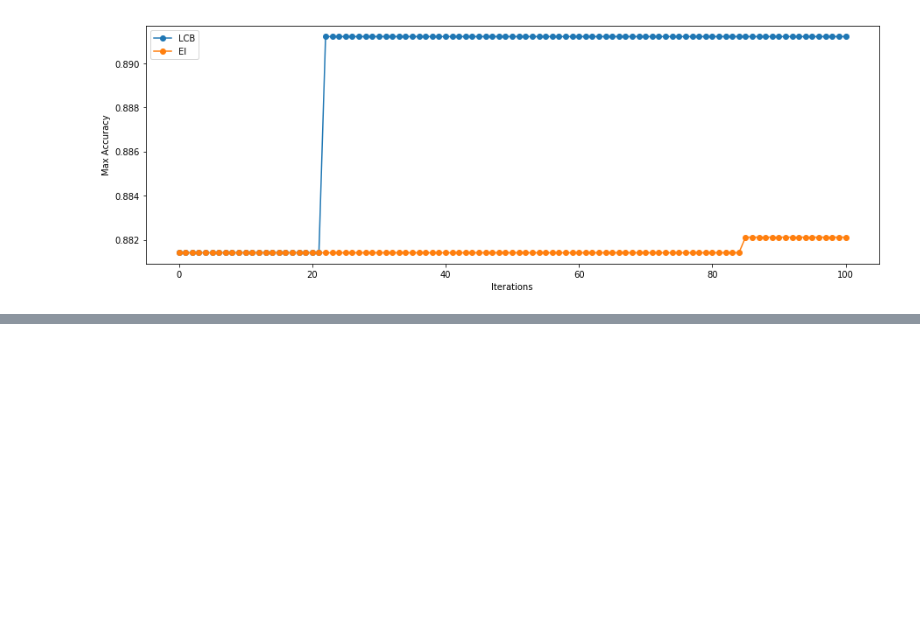
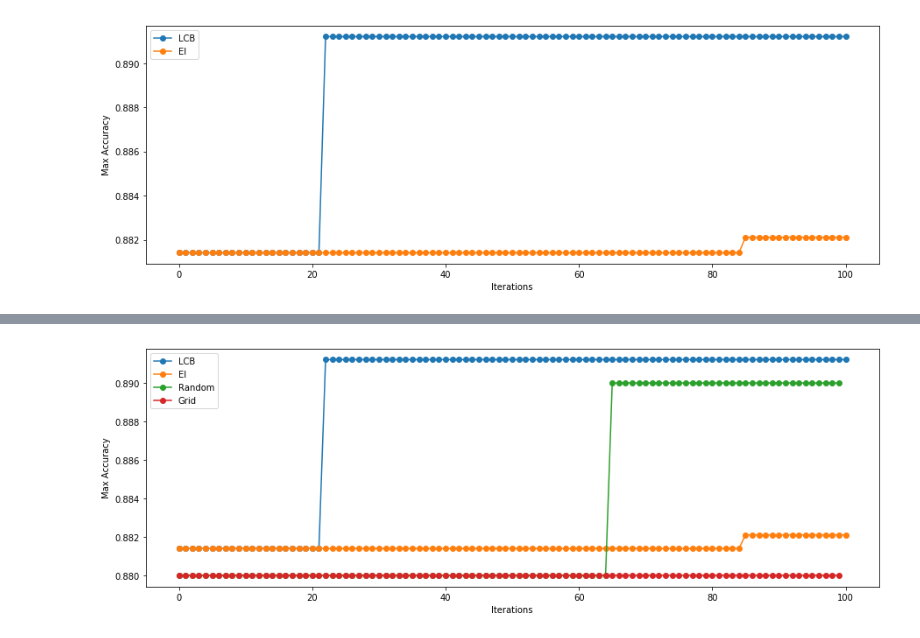
Before and after one commit to pkasela/SecondYear-Assignments, a Jupyter notebook: AML/Assignment5/Assignment5.ipynb, the cells around one changed output, grey strips where cells are left out. Saved outputs shown, nothing was run; the diff lists cells and outputs as text; code cells hidden in the pictures; blank space fills up the shorter version.

```diff
--- a/AML/Assignment5/Assignment5.ipynb
+++ b/AML/Assignment5/Assignment5.ipynb
@@ -472,0 +526,12 @@ plt.show()
+# %%
+plt.figure(figsize=(15,5))
+plt.plot(1-np.minimum.accumulate(smac_rf_LCB.get_X_y()[1])[4:], 'o-')
+plt.plot(1-np.minimum.accumulate(smac_rf_EI.get_X_y()[1])[4:], 'o-')
+plt.plot(np.maximum.accumulate(MLP_RS.cv_results_['mean_test_score']), 'o-')
+plt.plot(np.maximum.accumulate(MLP_GS.cv_results_['mean_test_score']), 'o-')
+plt.legend(['LCB','EI','Random','Grid'])
+plt.ylabel('Max '+label_metric)
+plt.xlabel('Iterations')
+plt.show()
+# %% [output]
+[figure, added]
```
Also changed, not shown: parts of 6 cells of this notebook.
